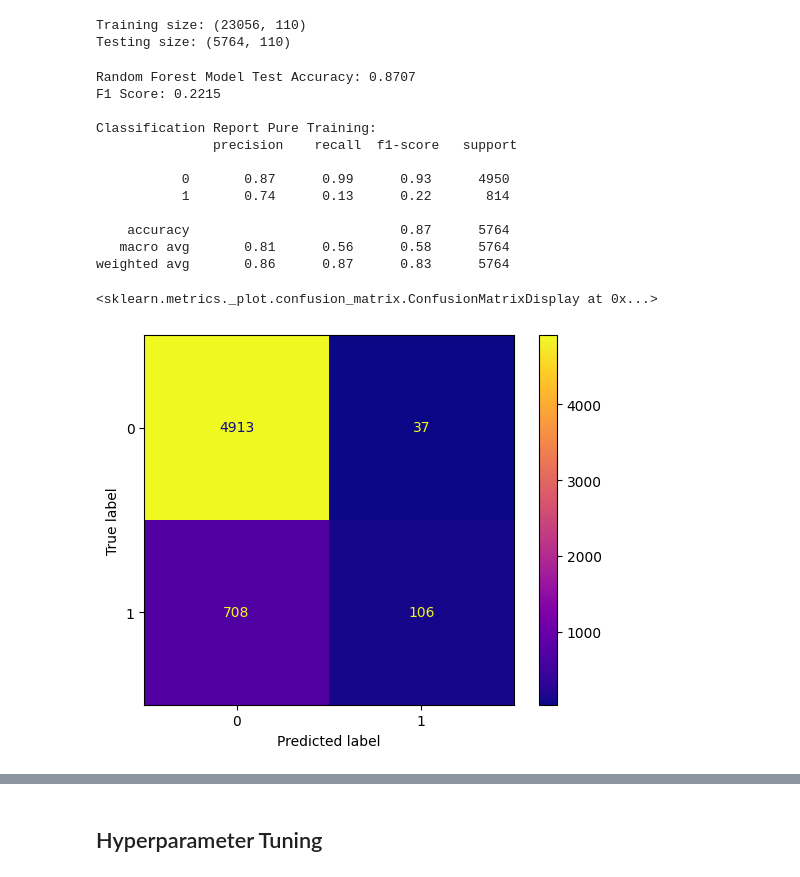
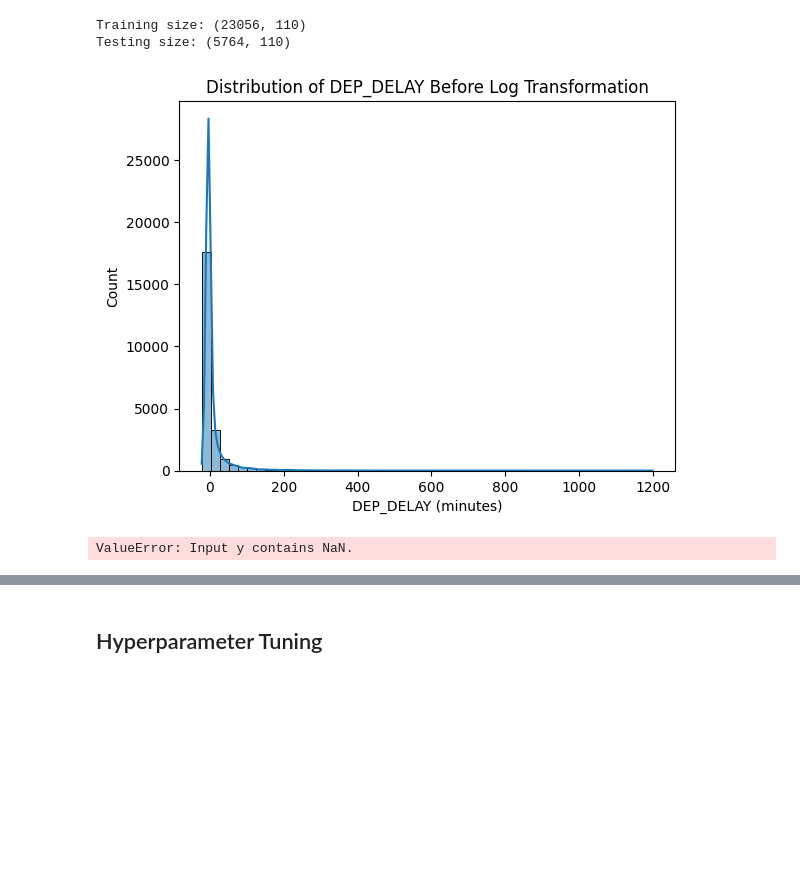
Before and after one commit to Josiah-Lam/Flight-delay, a Jupyter notebook: classification-model/random-forest.ipynb, the cells around one changed output, grey strips where cells are left out. Saved outputs shown, nothing was run; the diff lists cells and outputs as text; code cells hidden in the pictures; blank space fills up the shorter version.

```diff
--- a/classification-model/random-forest.ipynb
+++ b/classification-model/random-forest.ipynb
@@ -23,38 +23,36 @@ print(f"Testing size: {X_test.shape}")
 # %% [output]
 Training size: (23056, 110)
 Testing size: (5764, 110)
-# %%
-from sklearn.ensemble import RandomForestClassifier
-from sklearn.metrics import accuracy_score, f1_score, classification_report, confusion_matrix, ConfusionMatrixDisplay
-
-# Train the Random Forest model using the resampled training set
-rf_model = RandomForestClassifier(n_estimators=100, random_state=156, max_features=10, class_weight='balanced')
-rf_model.fit(X_train, y_train)
-
-# Make predictions on the original test set
-preds_test = rf_model.predict(X_test)
-
-# Print accuracy and F1-score
-print(f'Random Forest Model Test Accuracy: {accuracy_score(y_test, preds_test):.4f}')
-print(f'F1 Score: {f1_score(y_test, preds_test):.4f}')
-print("\nClassification Report Pure Training:\n", classification_report(y_test, preds_test))
-
-# Compute and display the confusion matrix
-matrix = confusion_matrix(y_test, preds_test)
-disp = ConfusionMatrixDisplay(confusion_matrix=matrix)
-disp.plot(cmap="plasma")  # You can change colormap to your preference
-# %% [output]
-Random Forest Model Test Accuracy: 0.8707
-F1 Score: 0.2215
-
-Classification Report Pure Training:
-               precision    recall  f1-score   support
-
-           0       0.87      0.99      0.93      4950
-           1       0.74      0.13      0.22       814
-
-    accuracy                           0.87      5764
-   macro avg       0.81      0.56      0.58      5764
-weighted avg       0.86      0.87      0.83      5764
-<sklearn.metrics._plot.confusion_matrix.ConfusionMatrixDisplay at 0x...>
-[figure, removed]
+# %%
+import seaborn as sns
+import matplotlib.pyplot as plt
+import numpy as np
+
+# Plot histogram of the target variable
+sns.histplot(y_train, bins=50, kde=True)
+plt.title("Distribution of DEP_DELAY Before Log Transformation")
+plt.xlabel("DEP_DELAY (minutes)")
+plt.show()
+# %% [output]
+[figure, added]
+# %%
+import numpy as np
+from sklearn.ensemble import RandomForestRegressor
+from sklearn.metrics import mean_squared_error, r2_score
+
+# Apply log transformation
+y_train_log = np.log1p(y_train)  # log(1 + y) to avoid log(0)
+y_test_log = np.log1p(y_test)
+
+# Train the model again using the log-transformed target
+clf = RandomForestRegressor(random_state=156)
+clf.fit(X_train, y_train_log)
+y_test_pred_log = clf.predict(X_test)
+
+# Reverse log transformation for MSE comparison
+y_test_pred = np.expm1(y_test_pred_log)
+
+print("MSE after log transformation:", mean_squared_error(y_test, y_test_pred))
+print("R² after log transformation:", r2_score(y_test, y_test_pred))
+# %% [output]
+ValueError: Input y contains NaN.
```
Also changed, not shown: parts of 13 cells of this notebook, 1 other file.
